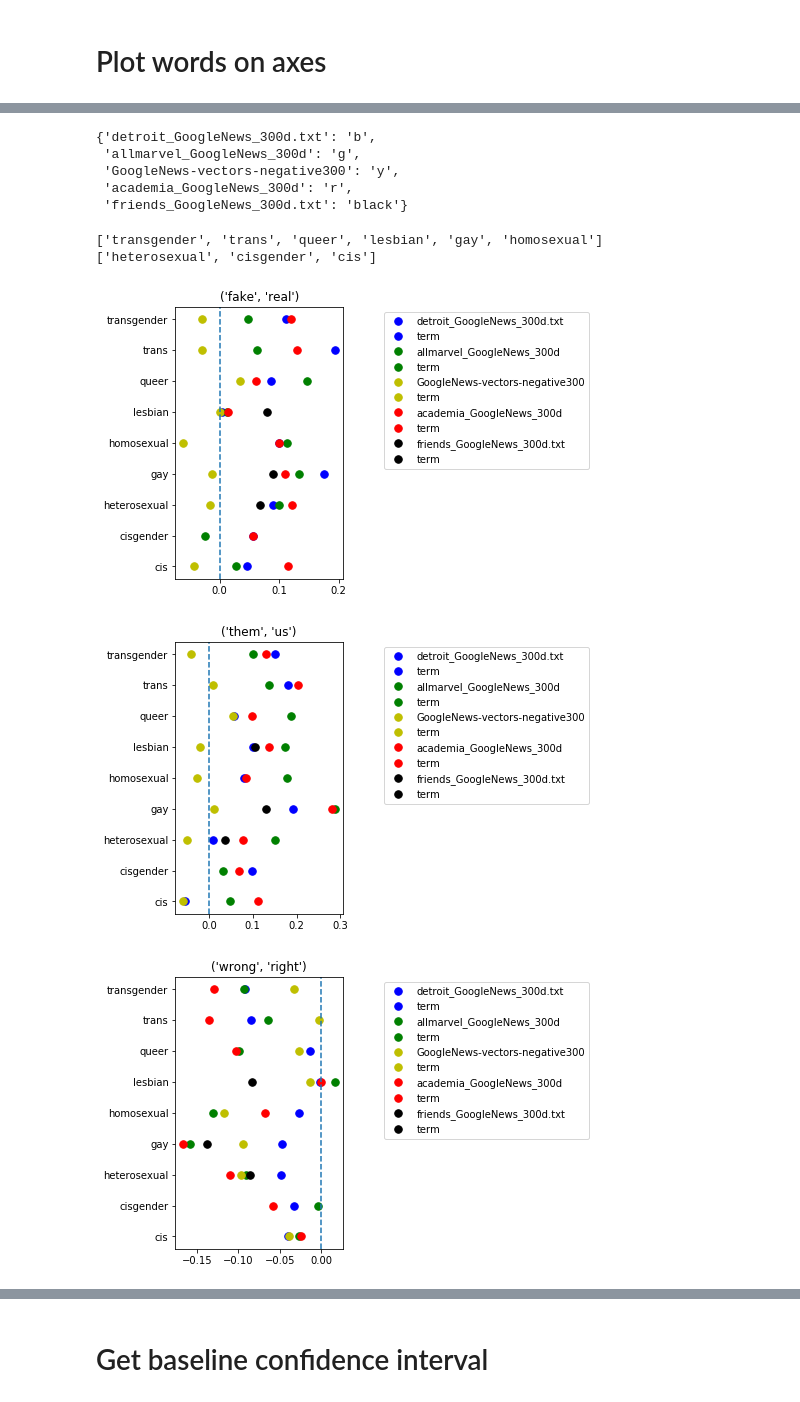
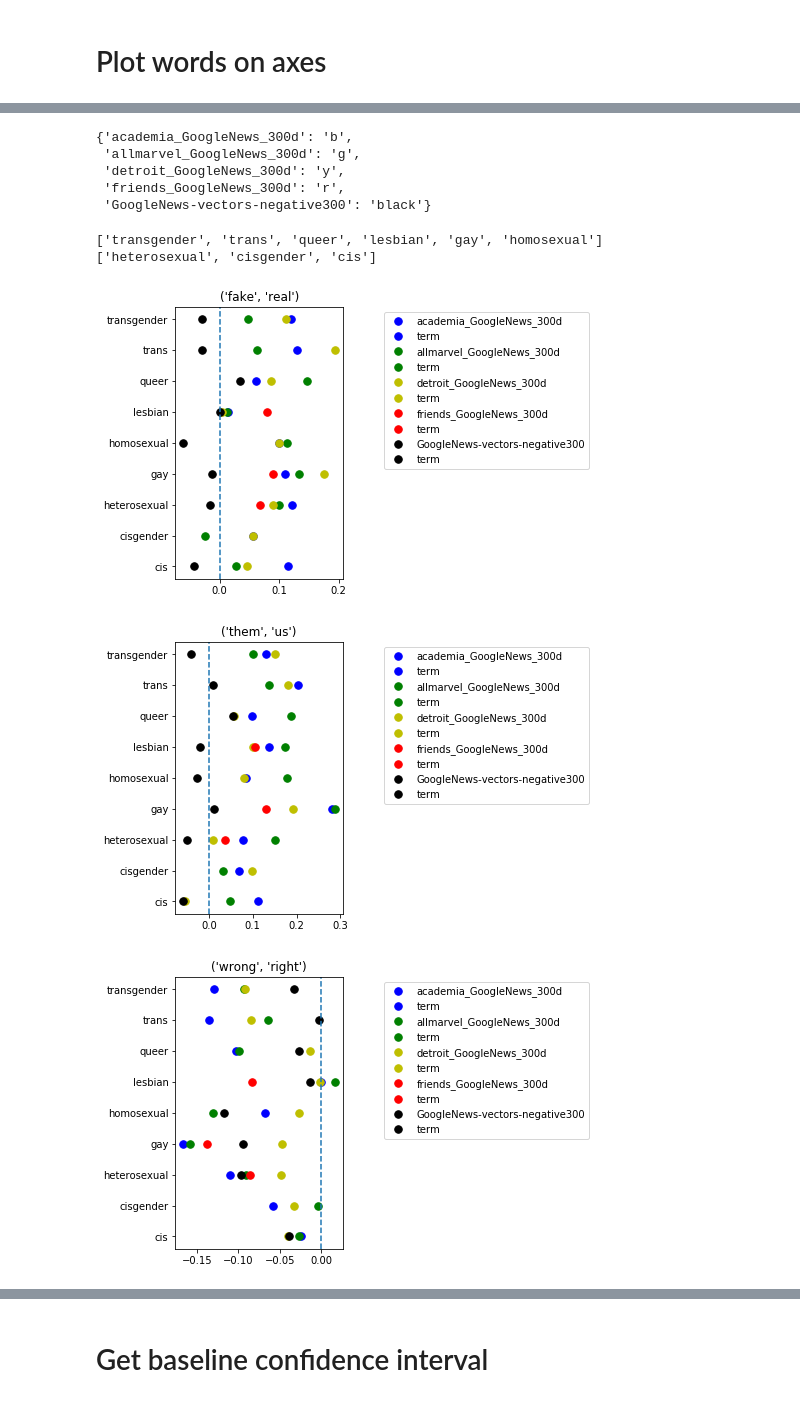
Before and after one commit to michaelmilleryoder/fanfiction-scripts, a Jupyter notebook: jupyter/semaxis.ipynb, the cells around one changed output, grey strips where cells are left out. Saved outputs shown, nothing was run; the diff lists cells and outputs as text; code cells hidden in the pictures.

```diff
--- a/jupyter/semaxis.ipynb
+++ b/jupyter/semaxis.ipynb
@@ -11,7 +11,8 @@ data_dirpath = '/usr0/home/mamille2/erebor/'
 import pandas as pd
 
 fpath = os.path.join(data_dirpath, 'fanfiction-project/output/semaxis', 'semaxis_fanfiction_embedding_comparison.csv')
-data = pd.read_csv(fpath, header=0, names = ['embeddings', 'term', 'axis', 'value'])
+# data = pd.read_csv(fpath, header=0, index_col=None, names = ['embeddings', 'term', 'axis', 'value', 'extra'])
+data = pd.read_csv(fpath, header=0, index_col=None)
 data
 # %% [output]
 |  | embeddings | term | axis | value |
@@ -46,11 +55,11 @@ colors = ['b', 'g', 'y', 'r', 'black']
 colormap = dict(zip(data['embeddings'].unique(), colors))
 colormap
 # %% [output]
-{'detroit_GoogleNews_300d.txt': 'b',
+{'academia_GoogleNews_300d': 'b',
  'allmarvel_GoogleNews_300d': 'g',
- 'GoogleNews-vectors-negative300': 'y',
- 'academia_GoogleNews_300d': 'r',
- 'friends_GoogleNews_300d.txt': 'black'}
+ 'detroit_GoogleNews_300d': 'y',
+ 'friends_GoogleNews_300d': 'r',
+ 'GoogleNews-vectors-negative300': 'black'}
 # %%
 # marked_labels = list(reversed(['transgender', 'trans', 'queer', 'lesbian', 'gay', 'homosexual']))
 # unmarked_labels = list(reversed(['heterosexual', 'cisgender', 'cis']))
@@ -64,28 +73,28 @@ print(unmarked_labels)
 # %%
 %matplotlib inline
 
 import matplotlib.pyplot as plt
 import re
 
 # plt.scatter(axis_data[axis]['value'], axis_data[axis]['term'], c=[colormap[e] for e in axis_data[axis]['embeddings'].tolist()])
 for axis in axis_data:
     plt.figure(figsize=(3,5))
     plt.title(axis)
     for e in data['embeddings'].unique():
         emb_data = axis_data[axis][axis_data[axis]['embeddings']==e]
-        marked_data = emb_data[emb_data['term'].isin(marked_labels)]
-        unmarked_data = emb_data[emb_data['term'].isin(unmarked_labels)]
+        marked_data = emb_data[emb_data['term'].isin(marked_labels)].sort_values(['term'])
+        unmarked_data = emb_data[emb_data['term'].isin(unmarked_labels)].sort_values(['term'])
 #         plt.plot(emb_data['value'], emb_data['term'], '.', c=colormap[e], ms=15, label=e)
         plt.plot(unmarked_data['value'], unmarked_data['term'], '.', c=colormap[e], ms=15, label=e)
         plt.plot(marked_data['value'], marked_data['term'], '.', c=colormap[e], ms=15)
 
     plt.legend(loc='upper right', bbox_to_anchor=((2.5, 1)))
     plt.axvline(x=0, linestyle='--')
     axis_escaped = re.sub(r'[\'\"() ]', '', axis)
     axis_escaped = re.sub(r',', '_', axis_escaped)
     plt.savefig(os.path.join(data_dirpath, 'fanfiction-project/output/semaxis', f'{axis_escaped}.png'), dpi=100, bbox_inches='tight')
     plt.show()
 # %% [output]
-[figure, old version]
+[figure, new version]
-[figure, old version]
+[figure, new version]
-[figure, old version]
+[figure, new version]
```
Also changed, not shown: parts of 5 cells of this notebook, 1 other file.
